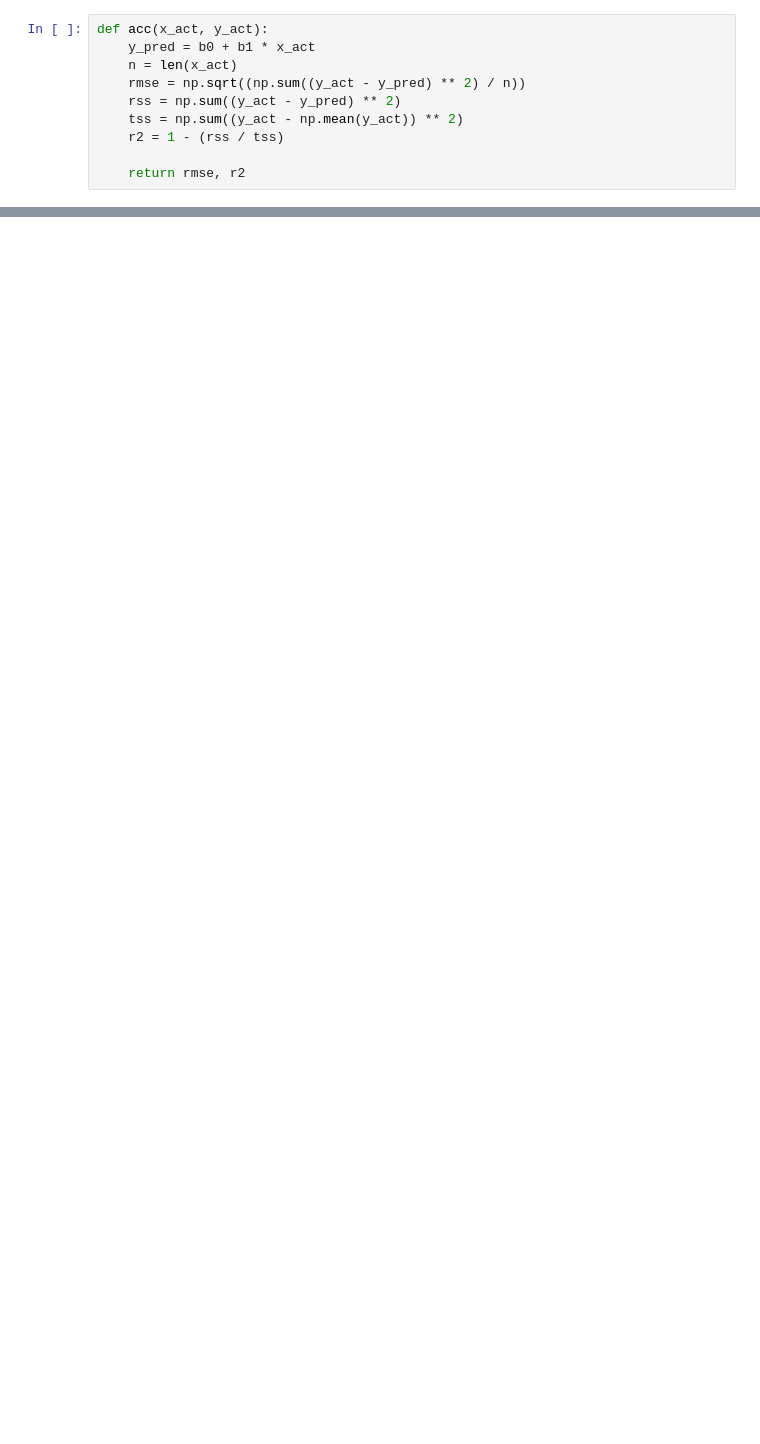
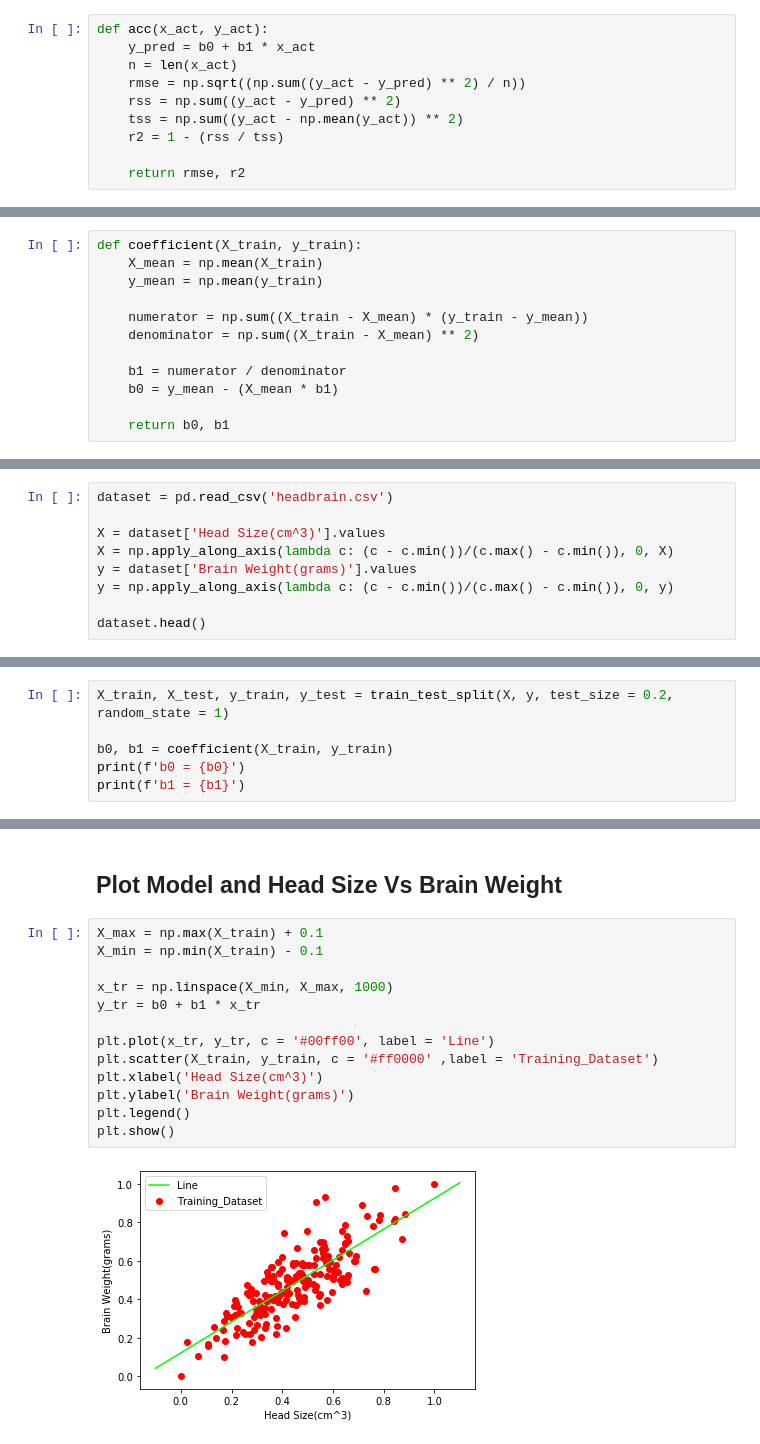
Before and after one commit to Dew-ansh/Sem6, a Jupyter notebook: Machine-Learning/linear_rergression.ipynb, the cells around one changed output, grey strips where cells are left out. Cells and saved outputs as stored; diff of their text form; blank space fills up the shorter version.

```diff
--- a/Machine-Learning/linear_rergression.ipynb
+++ b/Machine-Learning/linear_rergression.ipynb
@@ -56,0 +23,12 @@ def acc(x_act, y_act):
+# %%
+def coefficient(X_train, y_train):
+    X_mean = np.mean(X_train)
+    y_mean = np.mean(y_train)
+
+    numerator = np.sum((X_train - X_mean) * (y_train - y_mean))
+    denominator = np.sum((X_train - X_mean) ** 2)
+
+    b1 = numerator / denominator
+    b0 = y_mean - (X_mean * b1)
+
+    return b0, b1
@@ -56,0 +37,9 @@ def acc(x_act, y_act):
+# %%
+dataset = pd.read_csv('headbrain.csv')
+
+X = dataset['Head Size(cm^3)'].values
+X = np.apply_along_axis(lambda c: (c - c.min())/(c.max() - c.min()), 0, X)
+y = dataset['Brain Weight(grams)'].values
+y = np.apply_along_axis(lambda c: (c - c.min())/(c.max() - c.min()), 0, y)
+
+dataset.head()
@@ -56,0 +53,6 @@ def acc(x_act, y_act):
+# %%
+X_train, X_test, y_train, y_test = train_test_split(X, y, test_size = 0.2, random_state = 1)
+
+b0, b1 = coefficient(X_train, y_train)
+print(f'b0 = {b0}')
+print(f'b1 = {b1}')
@@ -57 +62,18 @@ def acc(x_act, y_act):
+# %% [markdown]
+## Plot Model and Head Size Vs Brain Weight
+# %%
+X_max = np.max(X_train) + 0.1
+X_min = np.min(X_train) - 0.1
+
+x_tr = np.linspace(X_min, X_max, 1000)
+y_tr = b0 + b1 * x_tr
+
+plt.plot(x_tr, y_tr, c = '#00ff00', label = 'Line')
+plt.scatter(X_train, y_train, c = '#ff0000' ,label = 'Training_Dataset')
+plt.xlabel('Head Size(cm^3)')
+plt.ylabel('Brain Weight(grams)')
+plt.legend()
+plt.show()
+# %% [output]
+[figure, added]
 # %%
```
Also changed, not shown: parts of 10 cells of this notebook.
